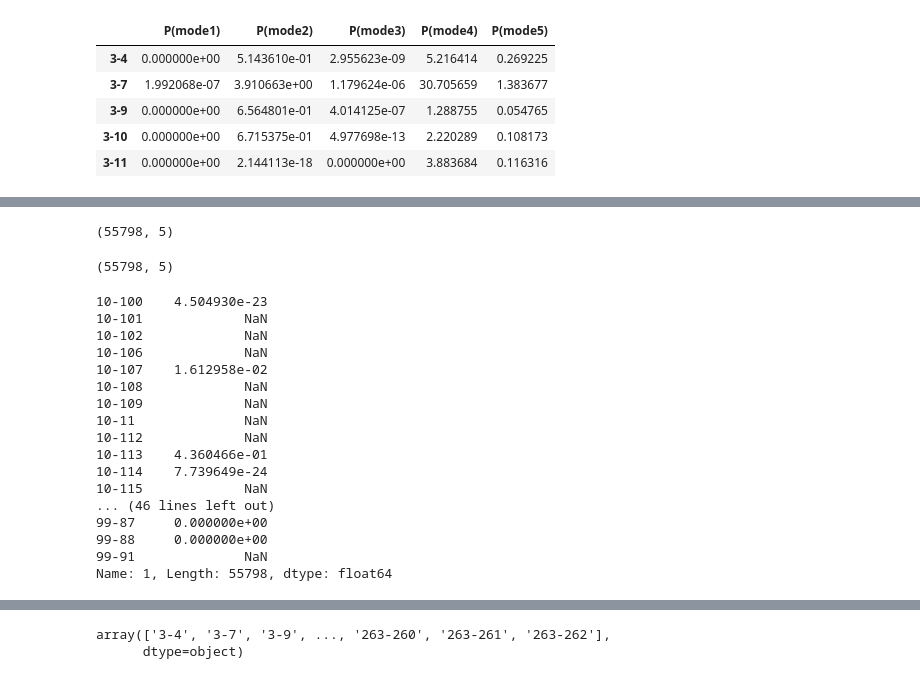
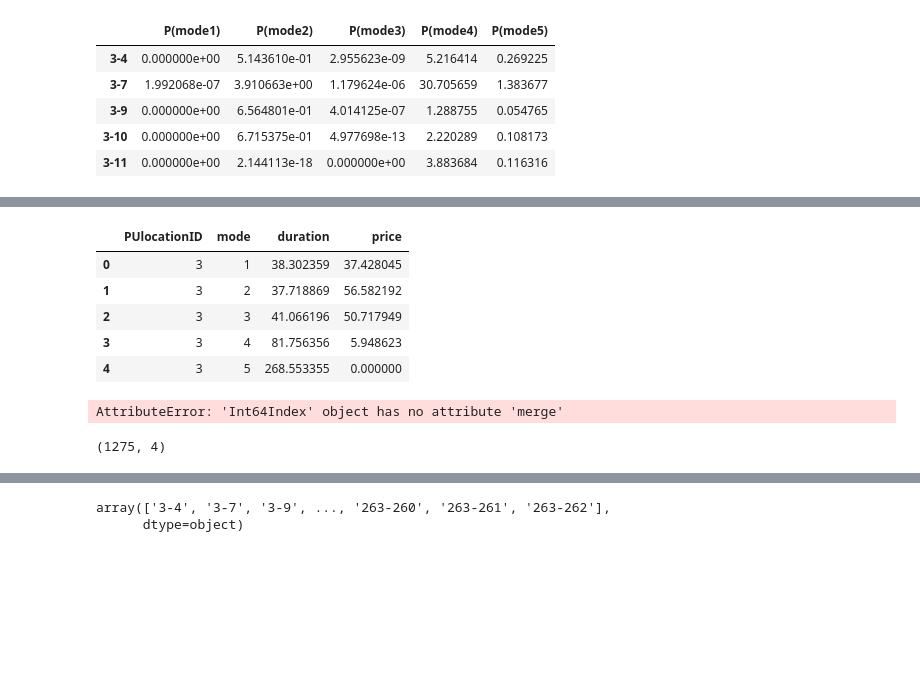
Before and after one commit to Rufei-Sheng/Manhattan-Congestion-Surcharge-Capstone, a Jupyter notebook: modeling/modeling_test.ipynb, the cells around one changed output, grey strips where cells are left out. Drawn from its saved outputs; the diff is of its cells as text; code cells hidden in the pictures; blank space fills up the shorter version.

```diff
--- a/modeling/modeling_test.ipynb
+++ b/modeling/modeling_test.ipynb
@@ -549,28 +593,19 @@ ODpair_list = wages.ODpair.unique()
+# %%
+origin_time_and_money_avg = wages.groupby(['PUlocationID','mode'],as_index=False)['duration','price'].mean()
+# %%
+origin_time_and_money_avg.head()
+# %% [output]
+|  | PUlocationID | mode | duration | price |
+| 0 | 3 | 1 | 38.302359 | 37.428045 |
+| 1 | 3 | 2 | 37.718869 | 56.582192 |
+| 2 | 3 | 3 | 41.066196 | 50.717949 |
+| 3 | 3 | 4 | 81.756356 | 5.948623 |
+| 4 | 3 | 5 | 268.553355 | 0.000000 |
+# %%
+agg_scene_1.index.astype(int).merge(origin_time_and_money_avg,how='left',left_index=True,right_on='PUlocationID')
+# %% [output]
+AttributeError: 'Int64Index' object has no attribute 'merge'
 # %%
-results_scene_1.shape
+origin_time_and_money_avg.shape
 # %% [output]
-(55798, 5)
+(1275, 4)
-# %%
-results_scene_1.dropna().shape
-# %% [output]
-(55798, 5)
-# %%
-results_scene_1['1']-results_scene_2['1']
-# %% [output]
-10-100    4.504930e-23
-10-101             NaN
-10-102             NaN
-10-106             NaN
-10-107    1.612958e-02
-10-108             NaN
-10-109             NaN
-10-11              NaN
-10-112             NaN
-10-113    4.360466e-01
-10-114    7.739649e-24
-10-115             NaN
-... (46 lines left out)
-99-87     0.000000e+00
-99-88     0.000000e+00
-99-91              NaN
-Name: 1, Length: 55798, dtype: float64
```
Also changed, not shown: parts of 23 cells of this notebook, 3 other files.
